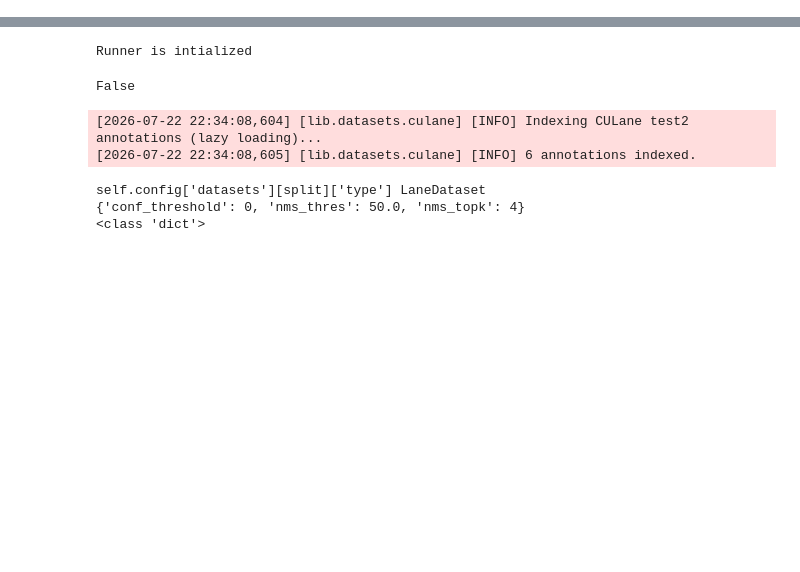
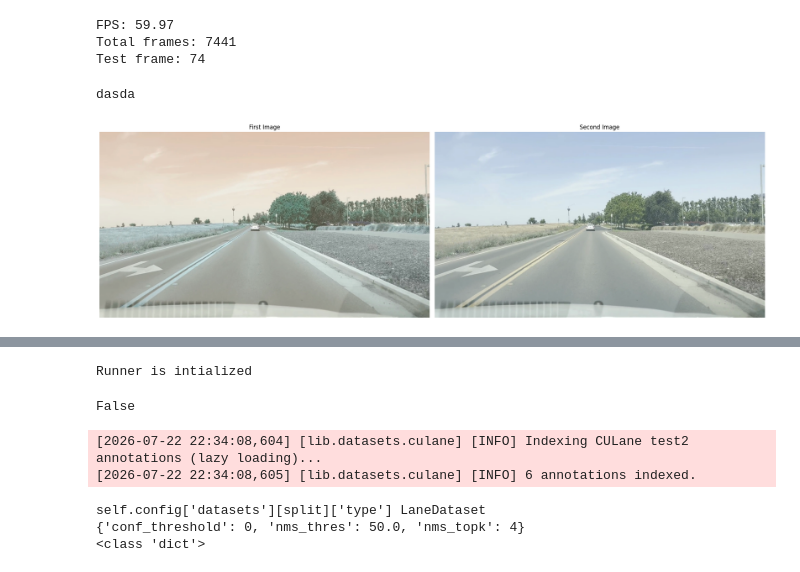
Before and after one commit to Duck1405/Autonomous-Bicycle, a Jupyter notebook: LaneATT/inference.ipynb, the cells around one changed output, grey strips where cells are left out. Saved outputs shown, nothing was run; the diff lists cells and outputs as text; code cells hidden in the pictures; blank space fills up the shorter version.

```diff
--- a/LaneATT/inference.ipynb
+++ b/LaneATT/inference.ipynb
@@ -66 +68,46 @@ from lib.depth import DepthInference
 cpu
+# %%
+cap = cv2.VideoCapture("/Users/amannindra/Projects/Auto/Autonomous-Bicycle/LaneATT/video_input/IMG_5105.mp4")
+final_video_path = "/Users/amannindra/Projects/Auto/Autonomous-Bicycle/LaneATT/video_input/output_video.mp4"
+fourcc = cv2.VideoWriter_fourcc(*'mp4v')
+out_stream = cv2.VideoWriter(str(final_video_path), fourcc, 30.0, (int(cap.get(cv2.CAP_PROP_FRAME_WIDTH)), int(cap.get(cv2.CAP_PROP_FRAME_HEIGHT))))
+
+
+fps = cap.get(cv2.CAP_PROP_FPS)
+print(f"FPS: {fps}")
+total_frames = int(cap.get(cv2.CAP_PROP_FRAME_COUNT))
+print(f"Total frames: {total_frames}")
+# %% [output]
+FPS: 59.97
+Total frames: 7441
+Test frame: 74
+# %%
+test_frame = total_frames // 100
+print(f"Test frame: {test_frame}")
+# %%
+
+
+i = 0
+fig, (ax1, ax2) = plt.subplots(1, 2, figsize=(20, 10))
+while i < test_frame:
+    ret, frame = cap.read()
+    out_stream.write(frame)
+    if i == 10:
+        print('dasda')
+        ax1.imshow(frame)
+        ax1.set_title("First Image")
+        ax1.axis('off')  # Optional: hides the pixel grid/ticks
+
+        # 4. Display the second image on the second axis (right)
+        ax2.imshow(cv2.cvtColor(frame, cv2.COLOR_BGR2RGB))
+        ax2.set_title("Second Image")
+        ax2.axis('off')  # O
+
+    i += 1
+plt.tight_layout()
+plt.show()
+
+out_stream.release()
+# %% [output]
+dasda
+[figure, added]
```
Also changed, not shown: parts of 5 cells of this notebook, 33 other files.
